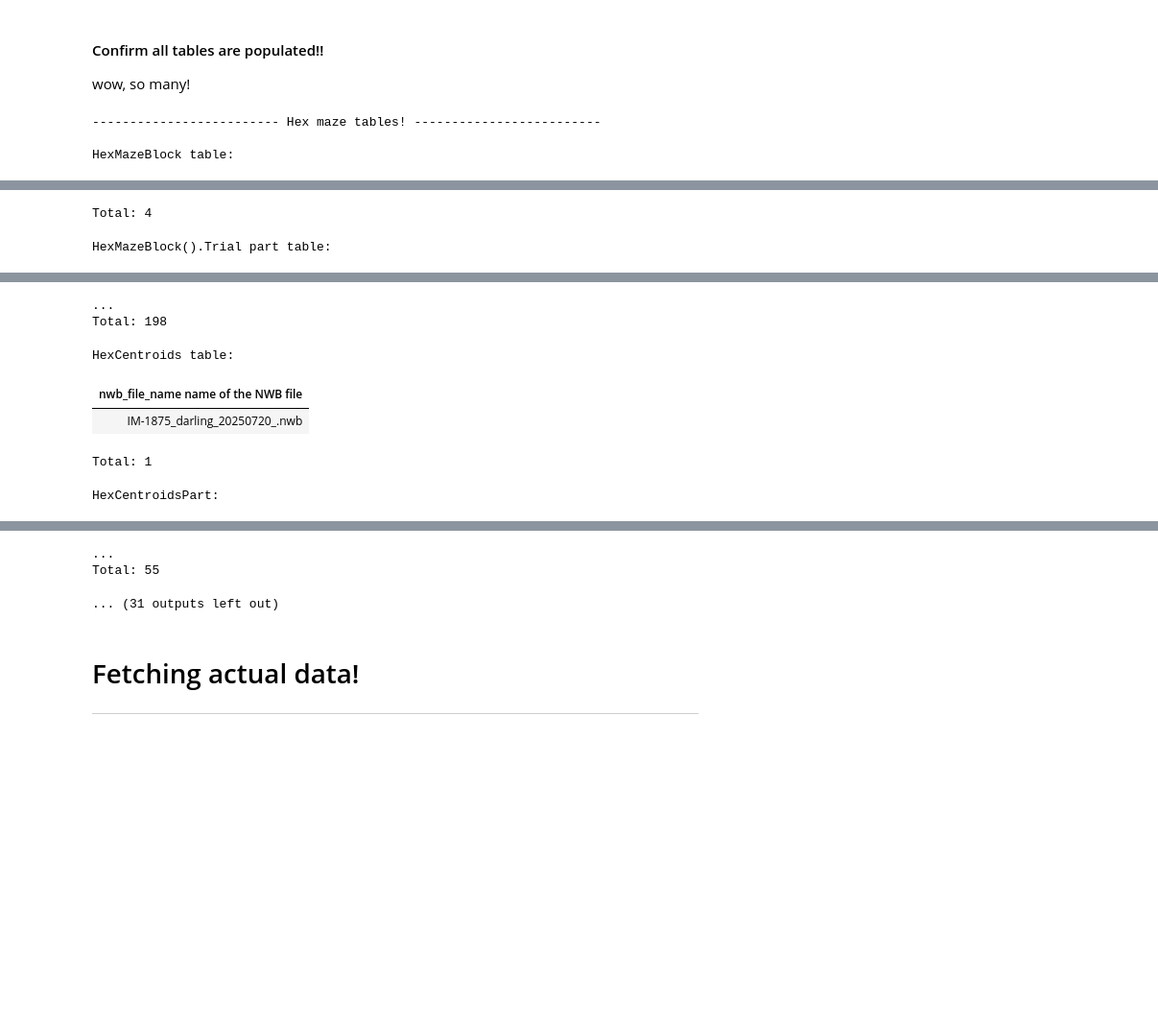
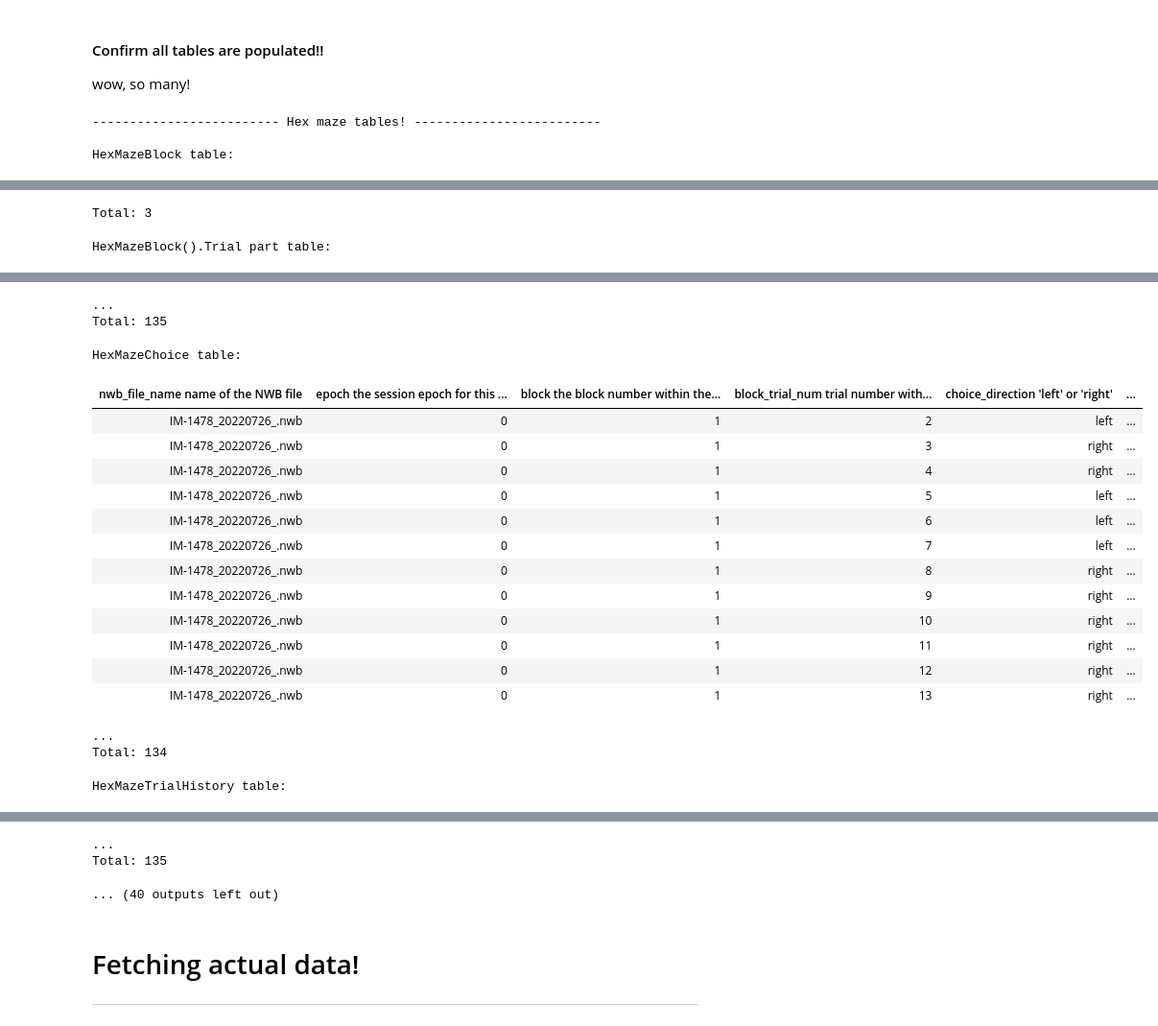
Before and after one commit to calderast/Hex-maze-spyglass, a Jupyter notebook: Berke_Lab_full_process.ipynb, the cells around one changed output, grey strips where cells are left out. Shown at 96% size. Drawn from its saved outputs; the diff is of its cells as text; code cells hidden in the pictures; blank space fills up the shorter version.

```diff
--- a/Berke_Lab_full_process.ipynb
+++ b/Berke_Lab_full_process.ipynb
@@ -315,7 +358,7 @@ from spyglass.utils.nwb_helper_fn import get_nwb_copy_filename
 from hex_maze_behavior import populate_all_hexmaze, populate_hex_position
 from berke_fiber_photometry import populate_all_fiber_photometry
 
-nwb_file_name = "IM-1875_darling_20250720.nwb"
+nwb_file_name = "IM-1478_20220726.nwb"
 
 # When we run insert_session, spyglass creates a copy of the nwbfile named file name + _
 # We use nwb_copy_file_name to make it explicit which one to use.
@@ -328,7 +371,7 @@ sgi.insert_sessions(nwb_file_name)
 
 ## Step 2.
 # Once the session has been inserted, insert into basic hex maze tables
-# (populates HexMazeBlock, HexMazeBlock.Trial, HexMazeConfig, HexCentroids tables)
+# (populates HexMazeBlock, HexMazeBlock.Trial, HexMazeChoice, HexMazeTrialHistory, HexCentroids, HexMazeConfig tables)
 populate_all_hexmaze(nwb_copy_file_name)
 
 ## Step 3.
@@ -340,7 +383,7 @@ interval_list_name = "pos 0 valid times"
 position_selection_key = {
     "nwb_file_name": nwb_copy_file_name,
     "interval_list_name": interval_list_name,
-    "trodes_pos_params_name": "default", # MAY WANT / NEED TO CHANGE THIS!!
+    "trodes_pos_params_name": "berke_double_led", # MAY WANT / NEED TO CHANGE THIS!!
 }
 # To associate a set of parameters with a given interval, insert them into the `TrodesPosSelection` table
 # Note "trodes position" really just means any imported unprocessed position
@@ -351,7 +394,7 @@ sgp.v1.TrodesPosSelection.insert1(position_selection_key, skip_duplicates=True)
 sgp.v1.TrodesPosV1.populate(position_selection_key)
 
 ## Step 4.
-# Insert into HexPositionSelection and HexPosition tables
+# Insert into HexPositionSelection, HexPosition, and HexPath tables
 # (must have run populate_all_hexmaze (Step 2) and have an entry in PositionOutput table (Step 3))
 populate_hex_position(nwb_copy_file_name)
 
@@ -366,10 +409,13 @@ wow, so many!
 # %%
 from hex_maze_behavior import (
     HexMazeBlock,
+    HexMazeChoice,
+    HexMazeTrialHistory,
     HexCentroids,
     HexMazeConfig,
     HexPositionSelection,
-    HexPosition
+    HexPosition,
+    HexPath,
 )
 from berke_fiber_photometry import (
     ExcitationSource,
@@ -393,6 +439,14 @@ display(HexMazeBlock() & key)
 print("HexMazeBlock().Trial part table:")
 display(HexMazeBlock().Trial() & key)
 
+# Show the HexMazeChoice table
+print("HexMazeChoice table:")
+display(HexMazeChoice() & key)
+
+# Show the HexMazeTrialHistory table
+print("HexMazeTrialHistory table:")
+display(HexMazeTrialHistory() & key)
+
 # Show the HexCentroids table (nwb_file_name is key)
 print("HexCentroids table:")
 display(HexCentroids() & key)
@@ -413,6 +467,10 @@ display(HexPositionSelection() & key)
 # Show the HexPosition table
 print("HexPosition table:")
 display((HexPosition()) & key)
+
+# Show the HexPath table
+print("HexPath table:")
+display(HexPath() & key)
 
 print("------------------------- Photometry tables! -------------------------\n")
 
@@ -450,3 +507,3 @@ HexMazeBlock table:
-Total: 4
+Total: 3
 HexMazeBlock().Trial part table:
 | nwb_file_name name of the NWB file | epoch the session epoch for this ... | block the block number within the... | block_trial_num trial number with... | interval_list_name descriptive na... | ... |
@@ -465,7 +522,19 @@ HexMazeBlock().Trial part table:
 ...
-Total: 198
+Total: 135
-HexCentroids table:
+HexMazeChoice table:
-| nwb_file_name name of the NWB file |
-| IM-1875_darling_20250720_.nwb |
+| nwb_file_name name of the NWB file | epoch the session epoch for this ... | block the block number within the... | block_trial_num trial number with... | choice_direction 'left' or 'right' | ... |
+| IM-1478_20220726_.nwb | 0 | 1 | 2 | left | ... |
+| IM-1478_20220726_.nwb | 0 | 1 | 3 | right | ... |
+| IM-1478_20220726_.nwb | 0 | 1 | 4 | right | ... |
+| IM-1478_20220726_.nwb | 0 | 1 | 5 | left | ... |
+| IM-1478_20220726_.nwb | 0 | 1 | 6 | left | ... |
+| IM-1478_20220726_.nwb | 0 | 1 | 7 | left | ... |
+| IM-1478_20220726_.nwb | 0 | 1 | 8 | right | ... |
+| IM-1478_20220726_.nwb | 0 | 1 | 9 | right | ... |
+| IM-1478_20220726_.nwb | 0 | 1 | 10 | right | ... |
+| IM-1478_20220726_.nwb | 0 | 1 | 11 | right | ... |
+| IM-1478_20220726_.nwb | 0 | 1 | 12 | right | ... |
+| IM-1478_20220726_.nwb | 0 | 1 | 13 | right | ... |
-Total: 1
+...
+Total: 134
-HexCentroidsPart:
+HexMazeTrialHistory table:
@@ -485,6 +554,6 @@ HexCentroidsPart:
 ...
-Total: 55
+Total: 135
-... (31 outputs left out)
+... (40 outputs left out)
 # %% [markdown]
 # Fetching actual data!
 ___
```
Also changed, not shown: parts of 12 cells of this notebook, 2 other files.
